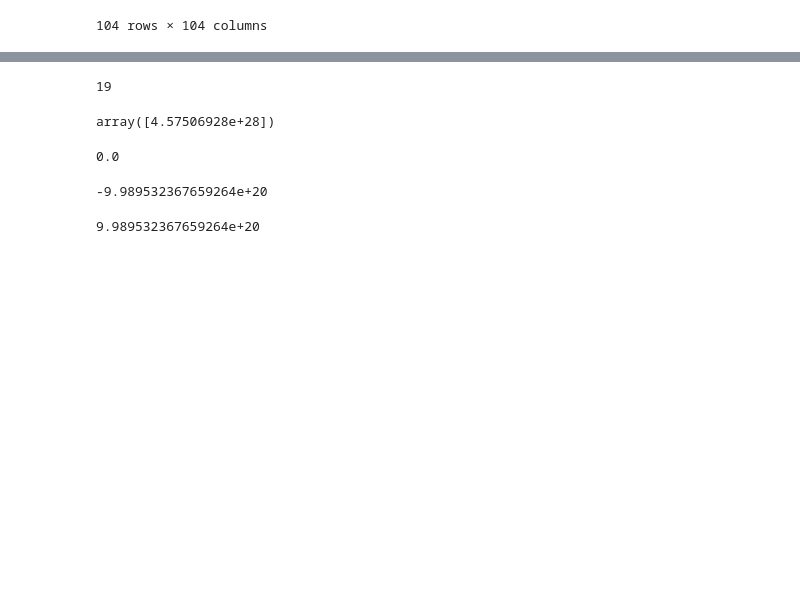
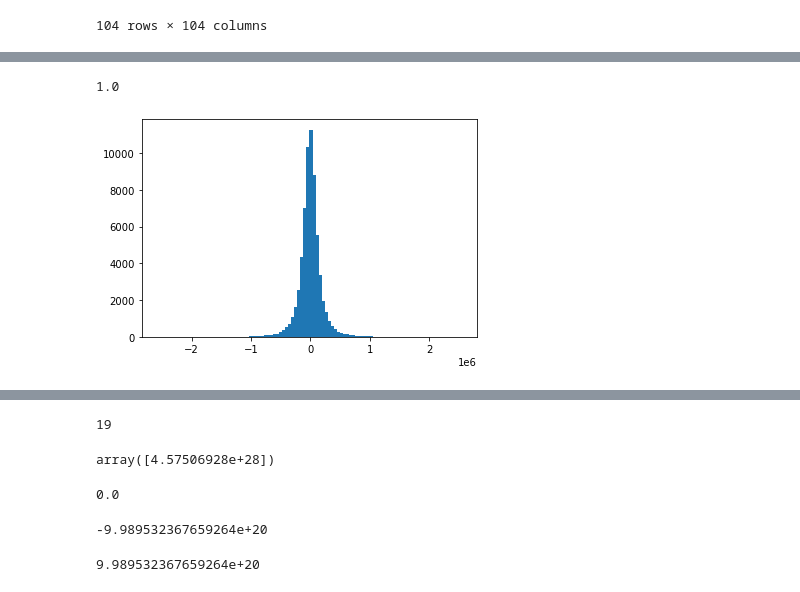
Before and after one commit to KINTEP/finance0, a Jupyter notebook: Untitled.ipynb, the cells around one changed output, grey strips where cells are left out. Drawn from its saved outputs; the diff is of its cells as text; code cells hidden in the pictures; blank space fills up the shorter version.

```diff
--- a/Untitled.ipynb
+++ b/Untitled.ipynb
@@ -352,0 +399,5 @@ for i in range(nino):
+# %%
+plt.hist(derivatives[20], bins = 100)[0][0]
+# %% [output]
+1.0
+[figure, added]
```
Also changed, not shown: parts of 38 cells of this notebook, 3 other files.
